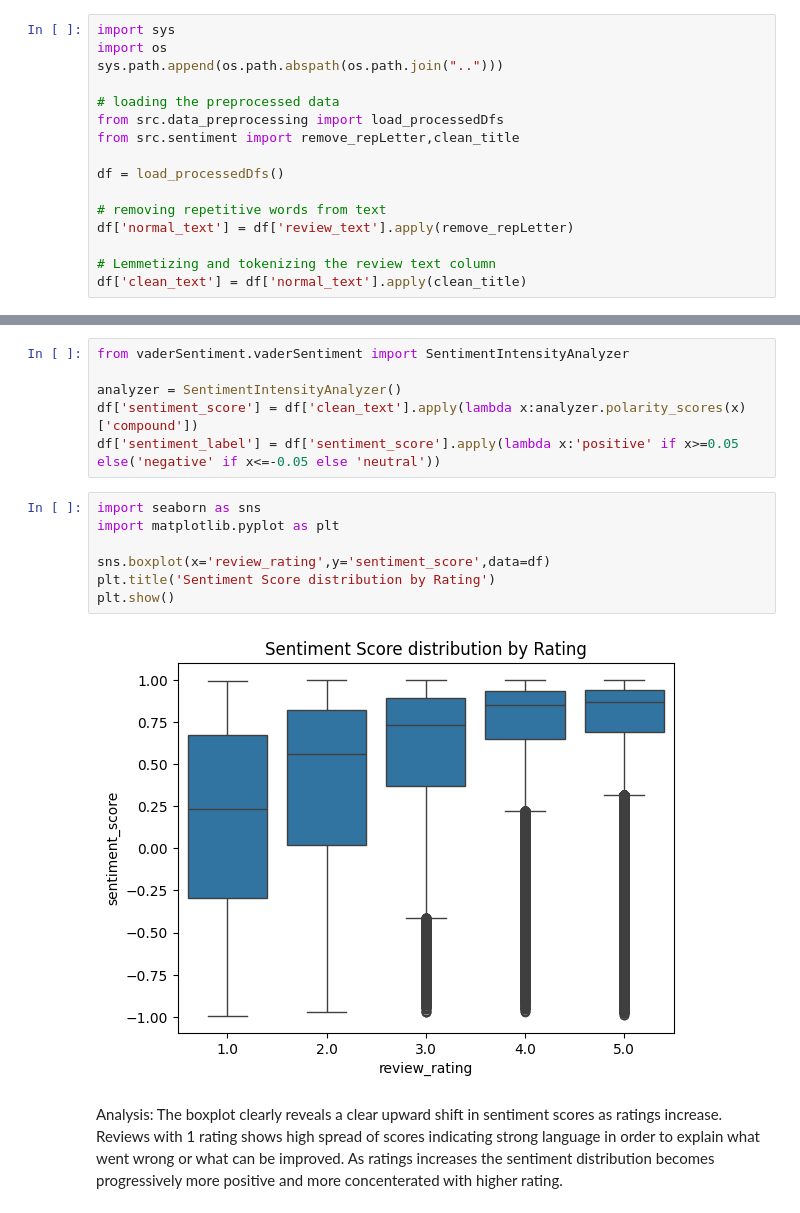
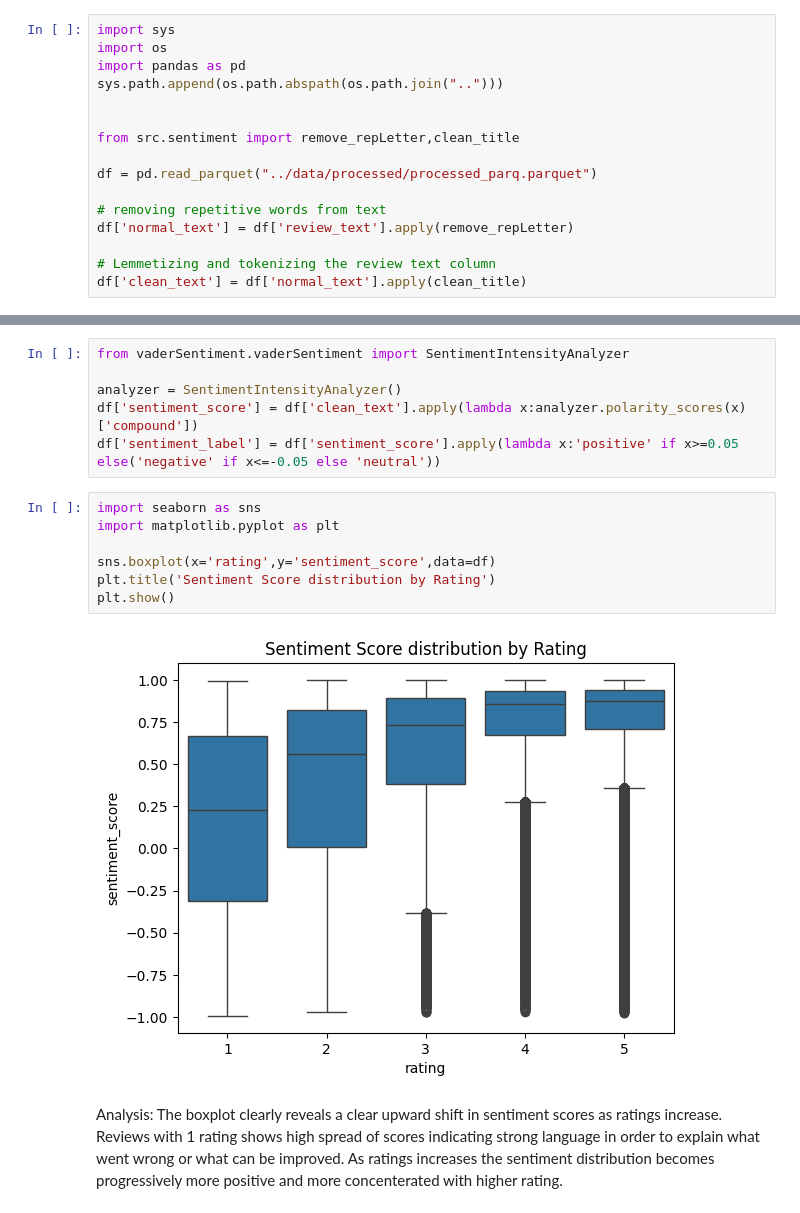
Before and after one commit to aditidas3/Sephora_product_review_analysis, a Jupyter notebook: notebooks/02_sentiment_analysis.ipynb, the cells around one changed output, grey strips where cells are left out. Drawn from its saved outputs; the diff is of its cells as text.

```diff
--- a/notebooks/02_sentiment_analysis.ipynb
+++ b/notebooks/02_sentiment_analysis.ipynb
@@ -8,13 +8,13 @@ While ratings provide a quantitative measure of customer satisfaction, they do n
 # %%
 import sys
 import os
+import pandas as pd
 sys.path.append(os.path.abspath(os.path.join("..")))
 
-# loading the preprocessed data
-from src.data_preprocessing import load_processedDfs
+
 from src.sentiment import remove_repLetter,clean_title
 
-df = load_processedDfs()
+df = pd.read_parquet("../data/processed/processed_parq.parquet")
 
 # removing repetitive words from text
 df['normal_text'] = df['review_text'].apply(remove_repLetter)
@@ -58,12 +74,12 @@ df['sentiment_label'] = df['sentiment_score'].apply(lambda x:'positive' if x>=0.
 # %%
 import seaborn as sns
 import matplotlib.pyplot as plt
 
-sns.boxplot(x='review_rating',y='sentiment_score',data=df)
+sns.boxplot(x='rating',y='sentiment_score',data=df)
 plt.title('Sentiment Score distribution by Rating')
 plt.show()
 # %% [output]
-[figure, old version]
+[figure, new version]
 # %% [markdown]
 Analysis: The boxplot clearly reveals a clear upward shift in sentiment scores as ratings increase. Reviews with 1 rating shows high spread of scores indicating strong language in order to explain what went wrong or what can be improved. As ratings increases the sentiment distribution becomes progressively more positive and more concenterated with higher rating.
 # %%
```
Also changed, not shown: parts of 3 cells of this notebook.
